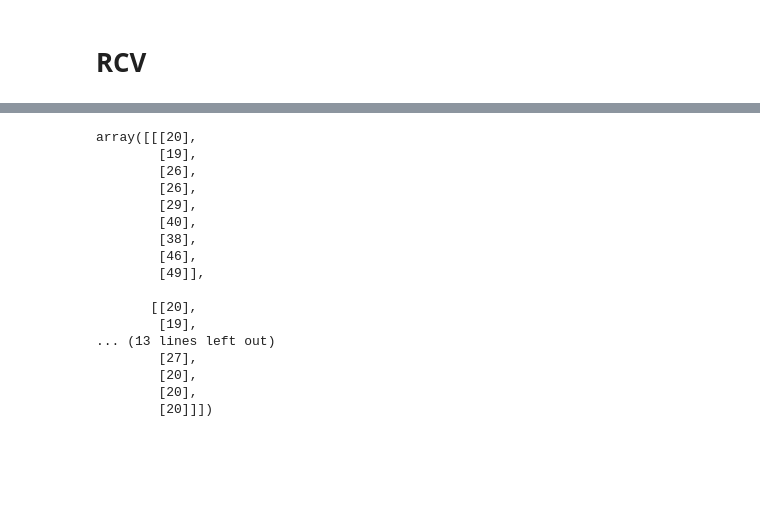
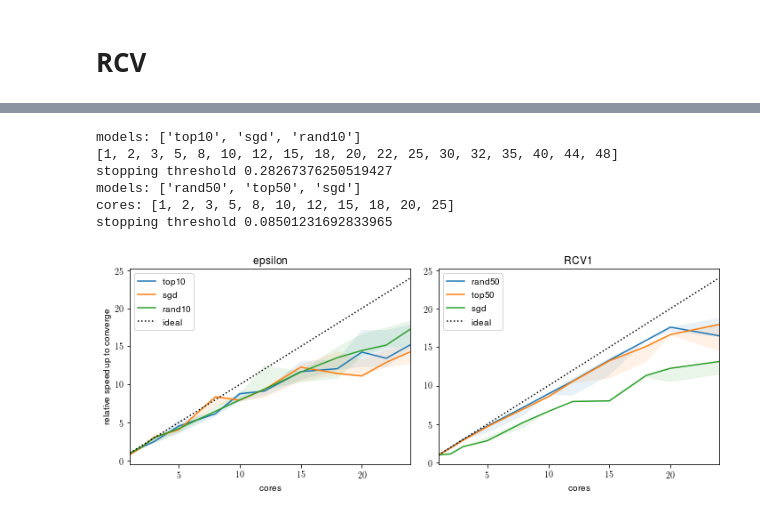
Before and after one commit to epfml/sparsifiedSGD, a Jupyter notebook: notebooks/multicore_plot.ipynb, the cells around one changed output, grey strips where cells are left out. Drawn from its saved outputs; the diff is of its cells as text; code cells hidden in the pictures; blank space fills up the shorter version.

```diff
--- a/notebooks/multicore_plot.ipynb
+++ b/notebooks/multicore_plot.ipynb
@@ -104,23 +92,0 @@ Text(0, 0.5, 'relative speed up to converge')
-# %%
-pattern = "/mlodata1/jb/sparsifiedSGD-results/rcv1-par86/*-0"
-runs = list(glob.glob(pattern))
-
-data = dict([(p.split('/')[-1], unpickle_dir(p)) for p in runs])
-fix, [ax1, ax2] = plt.subplots(1,2, figsize=(10,4))
-
-for i in [1,2,3,5,10,15, 18, 20, 25]:
-    datum = data['top50-cores{}-0'.format(i)]
-    ax1.plot(datum['iters'], datum['losses'], label="{}cores".format(i))
-    ax2.plot(datum['timers'], datum['losses'], label="{}cores".format(i))
-
-
-plt.legend()
-
-ax1.set_xlabel('iteration')
-ax1.set_ylabel('loss')
-ax1.set_title('RCV1')
-
-ax2.set_xlabel('time (s)')
-ax2.set_ylabel('loss')
-ax2.set_xlim([0,200])
-ax2.set_title('RCV1')
@@ -134 +93,6 @@ dict_keys(['sgd-cores3-0', 'rand50-cores3-0', 'rand50-cores25-0', 'top50-cores2-
+# %%
+pattern = "../results/rcv1-together/*"
+runs = list(glob.glob(pattern))
+
+rcv_data = dict([(p.split('/')[-1], unpickle_dir(p)) for p in runs])
 # %%
@@ -190,20 +158,14 @@ Text(0, 0.5, 'relative speed up to converge')
-# %%
-stop_iter
-# %% [output]
-array([[[20],
-        [19],
-        [26],
-        [26],
-        [29],
-        [40],
-        [38],
-        [46],
-        [49]],
-
-       [[20],
-        [19],
-... (13 lines left out)
-        [27],
-        [20],
-        [20],
-        [20]]])
+# %%
+fig, (ax1, ax2) = plt.subplots(1, 2, figsize=(10, 4))
+epsilon_plot(ax1, eps_data)
+rcv_plot(ax2, rcv_data)
+plt.tight_layout()
+fig.savefig('../figures/speedup.pdf')
+# %% [output]
+models: ['top10', 'sgd', 'rand10']
+[1, 2, 3, 5, 8, 10, 12, 15, 18, 20, 22, 25, 30, 32, 35, 40, 44, 48]
+stopping threshold 0.28267376250519427
+models: ['rand50', 'top50', 'sgd']
+cores: [1, 2, 3, 5, 8, 10, 12, 15, 18, 20, 25]
+stopping threshold 0.08501231692833965
+[figure, added]
```
Also changed, not shown: parts of 8 cells of this notebook, 2 other files.
